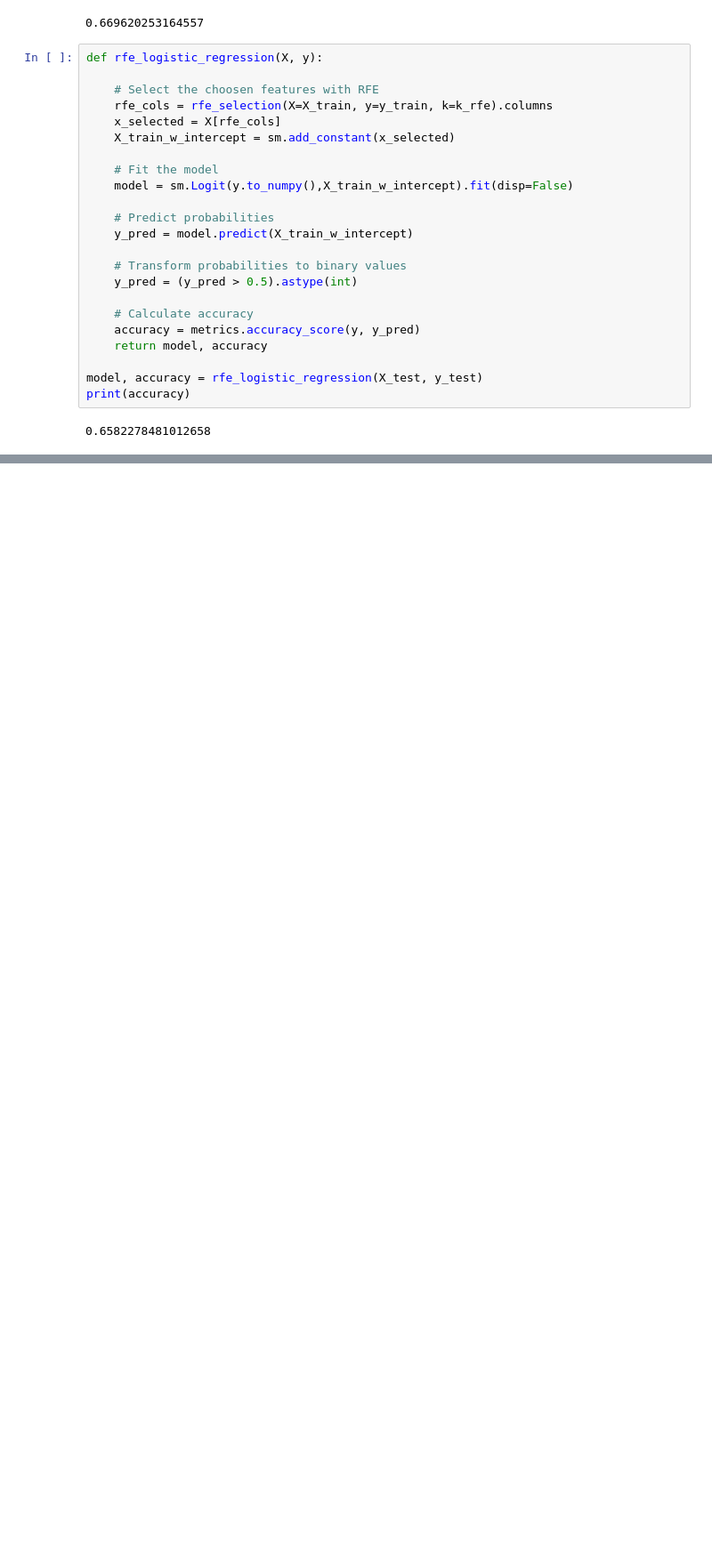
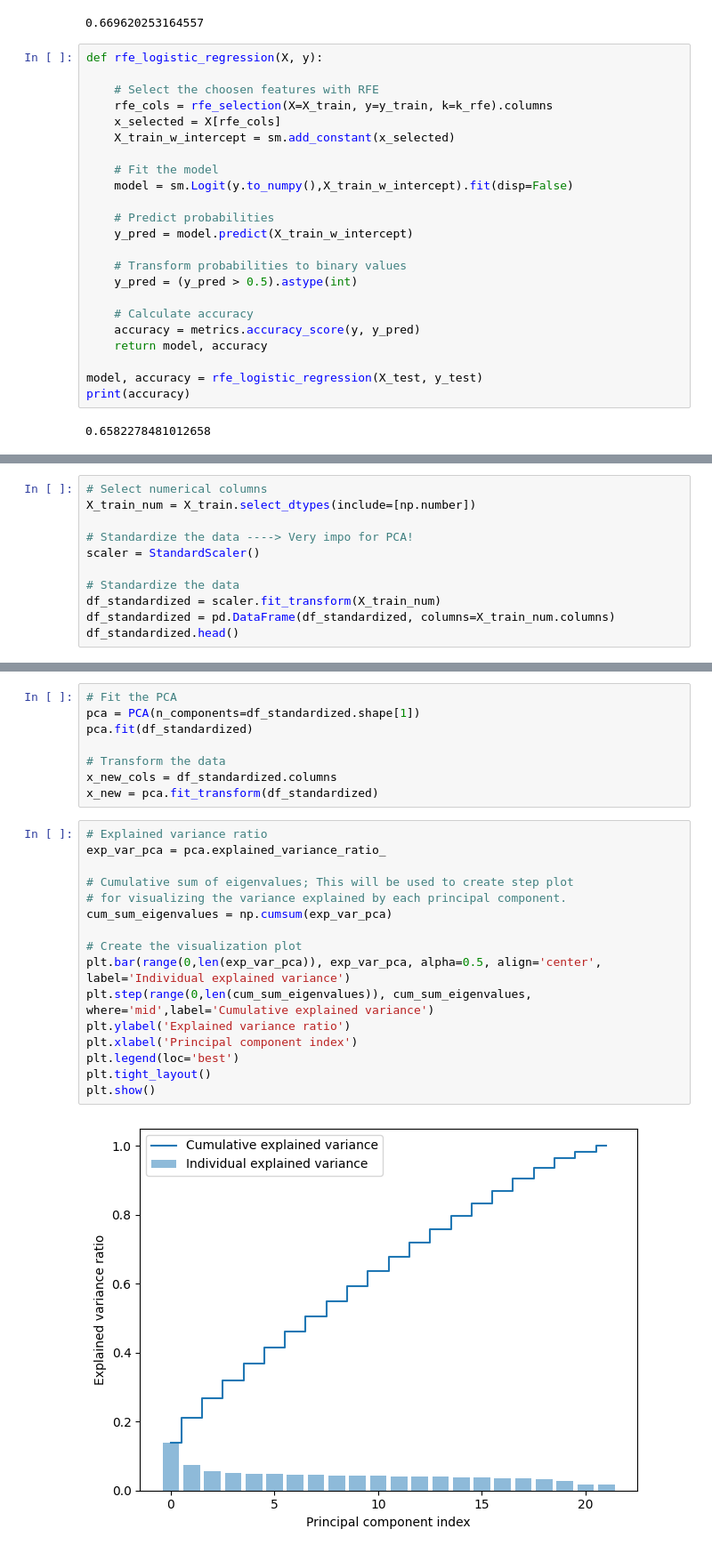
Before and after one commit to LucaTomei93/AIDS_VirusInfectionPrediction, a Jupyter notebook: main.ipynb, the cells around one changed output, grey strips where cells are left out. Shown at 89% size. Drawn from its saved outputs; the diff is of its cells as text; blank space fills up the shorter version.

```diff
--- a/main.ipynb
+++ b/main.ipynb
@@ -435,0 +444,11 @@ print(accuracy)
+# %%
+# Select numerical columns
+X_train_num = X_train.select_dtypes(include=[np.number])
+
+# Standardize the data ----> Very impo for PCA!
+scaler = StandardScaler()
+
+# Standardize the data
+df_standardized = scaler.fit_transform(X_train_num)
+df_standardized = pd.DataFrame(df_standardized, columns=X_train_num.columns)
+df_standardized.head()
@@ -435,0 +463,26 @@ print(accuracy)
+# %%
+# Fit the PCA
+pca = PCA(n_components=df_standardized.shape[1])
+pca.fit(df_standardized)
+
+# Transform the data
+x_new_cols = df_standardized.columns
+x_new = pca.fit_transform(df_standardized)
+# %%
+# Explained variance ratio
+exp_var_pca = pca.explained_variance_ratio_
+
+# Cumulative sum of eigenvalues; This will be used to create step plot
+# for visualizing the variance explained by each principal component.
+cum_sum_eigenvalues = np.cumsum(exp_var_pca)
+
+# Create the visualization plot
+plt.bar(range(0,len(exp_var_pca)), exp_var_pca, alpha=0.5, align='center', label='Individual explained variance')
+plt.step(range(0,len(cum_sum_eigenvalues)), cum_sum_eigenvalues, where='mid',label='Cumulative explained variance')
+plt.ylabel('Explained variance ratio')
+plt.xlabel('Principal component index')
+plt.legend(loc='best')
+plt.tight_layout()
+plt.show()
+# %% [output]
+[figure, added]
```
Also changed, not shown: parts of 4 cells of this notebook, 1 other file.
